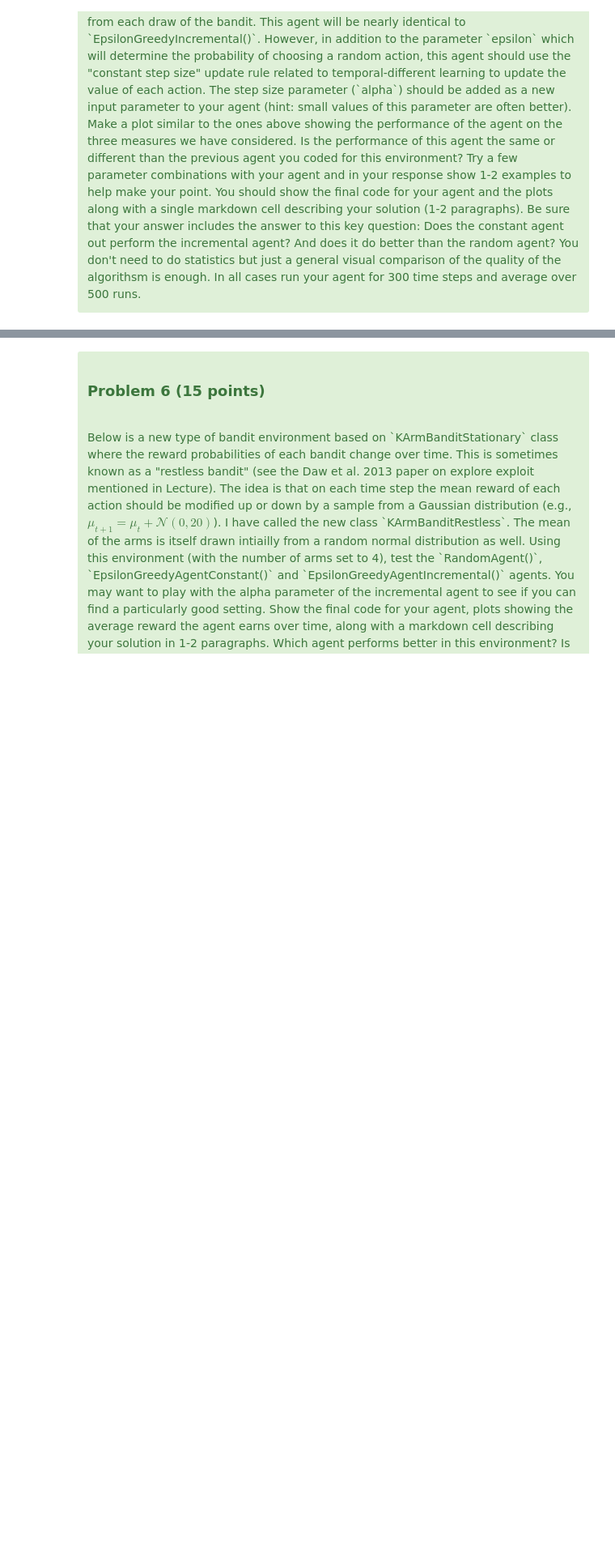
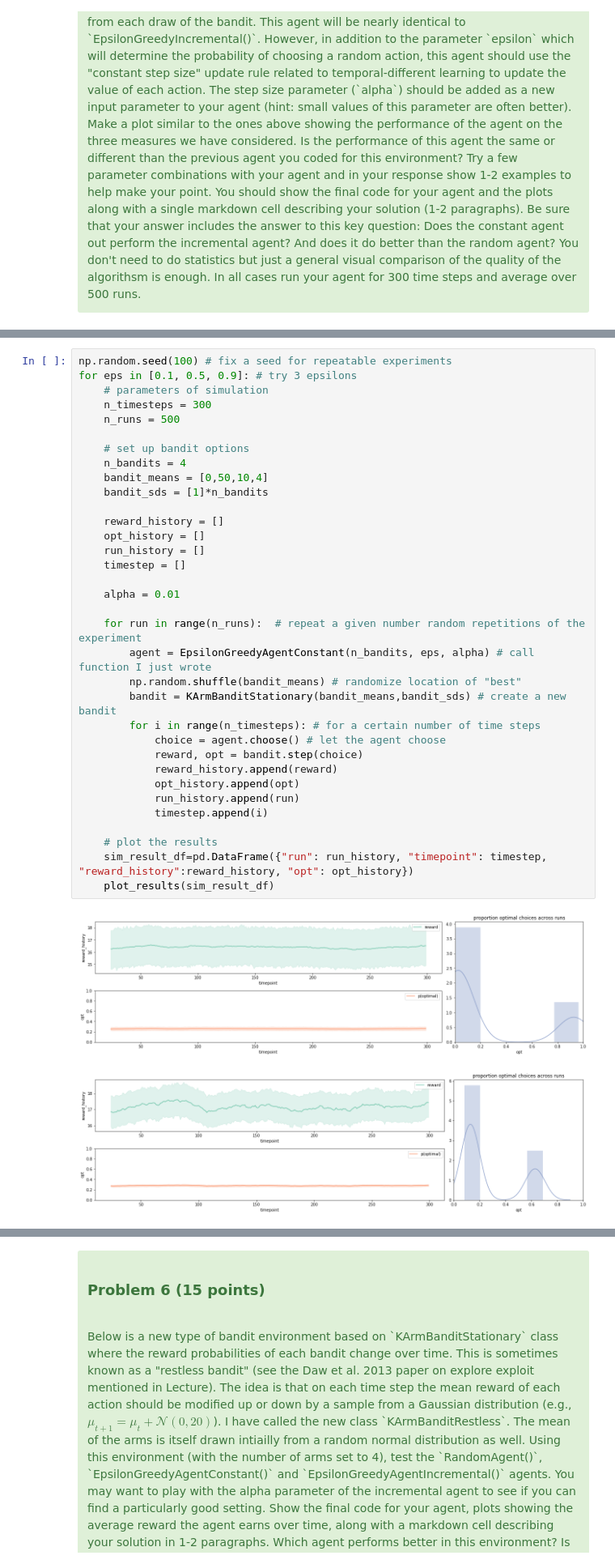
Before and after one commit to elenatheodora/CCM-Spring2021, a Jupyter notebook: homework-RL/Homework-RL-B.ipynb, the cells around one changed output, grey strips where cells are left out. Shown at 81% size. Cells and saved outputs as stored; diff of their text form; blank space fills up the shorter version.

```diff
--- a/homework-RL/Homework-RL-B.ipynb
+++ b/homework-RL/Homework-RL-B.ipynb
@@ -164,0 +250,37 @@ Create a new agent class based on `RandomAgent` called `EpsilonGreedyAgentConsta
+# %%
+np.random.seed(100) # fix a seed for repeatable experiments
+for eps in [0.1, 0.5, 0.9]: # try 3 epsilons
+    # parameters of simulation
+    n_timesteps = 300
+    n_runs = 500
+
+    # set up bandit options
+    n_bandits = 4
+    bandit_means = [0,50,10,4]
+    bandit_sds = [1]*n_bandits
+
+    reward_history = []
+    opt_history = []
+    run_history = []
+    timestep = []
+
+    alpha = 0.01
+
+    for run in range(n_runs):  # repeat a given number random repetitions of the experiment
+        agent = EpsilonGreedyAgentConstant(n_bandits, eps, alpha) # call function I just wrote
+        np.random.shuffle(bandit_means) # randomize location of "best"
+        bandit = KArmBanditStationary(bandit_means,bandit_sds) # create a new bandit
+        for i in range(n_timesteps): # for a certain number of time steps
+            choice = agent.choose() # let the agent choose
+            reward, opt = bandit.step(choice)
+            reward_history.append(reward)
+            opt_history.append(opt)
+            run_history.append(run)
+            timestep.append(i)
+
+    # plot the results
+    sim_result_df=pd.DataFrame({"run": run_history, "timepoint": timestep, "reward_history":reward_history, "opt": opt_history})
+    plot_results(sim_result_df)
+# %% [output]
+[figure, added]
+[figure, added]
```
Also changed, not shown: parts of 18 cells of this notebook, 4 other files.
